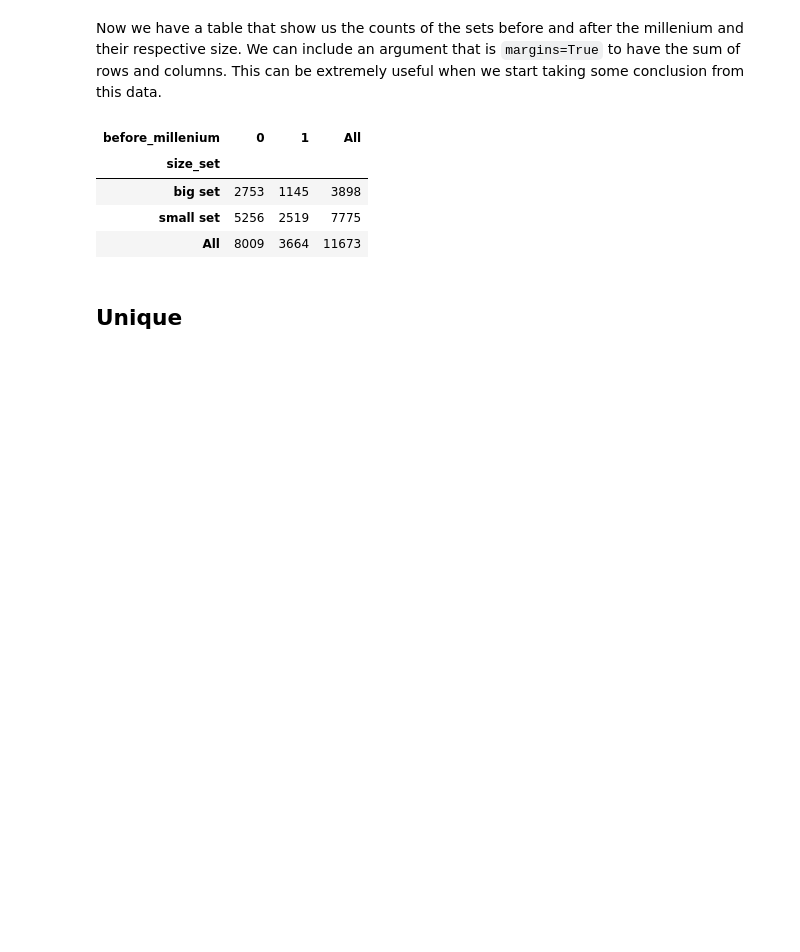
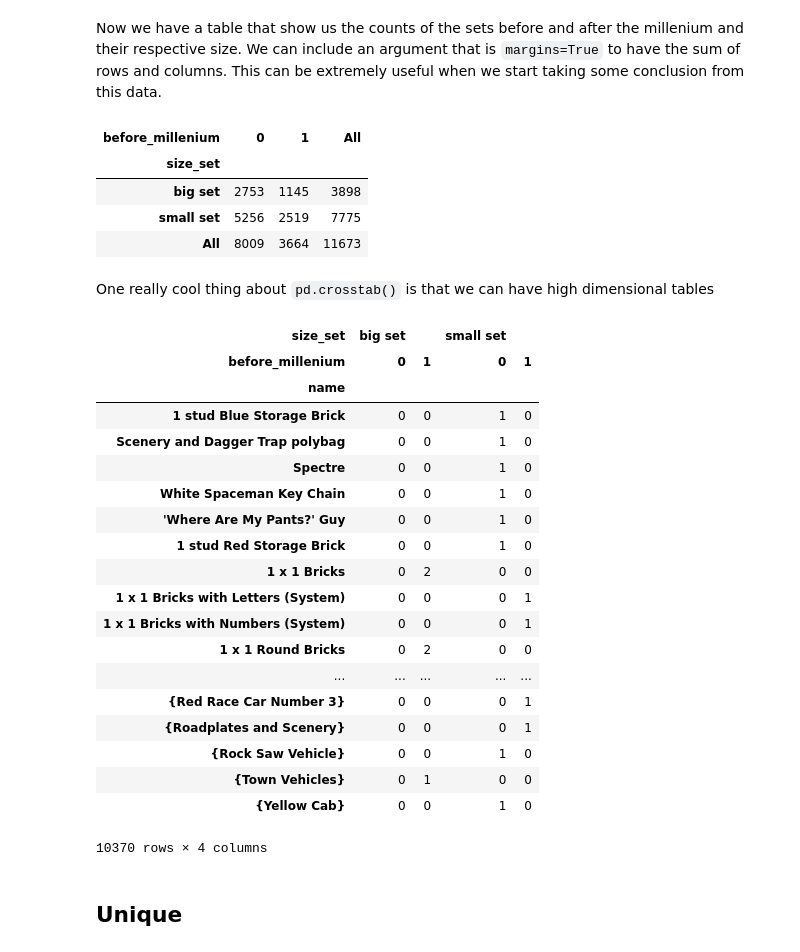
Before and after one commit to LDSSA/bootcamp, a Jupyter notebook: lu5-basic-stats/lu5-examples.ipynb, the cells around one changed output. Saved outputs shown, nothing was run; the diff lists cells and outputs as text; code cells hidden in the pictures; blank space fills up the shorter version.

```diff
--- a/lu5-basic-stats/lu5-examples.ipynb
+++ b/lu5-basic-stats/lu5-examples.ipynb
@@ -207,6 +215,31 @@ pd.crosstab(index=_lego['size_set'], columns=_lego['before_millenium'], margins=
 | big set | 2753 | 1145 | 3898 |
 | small set | 5256 | 2519 | 7775 |
 | All | 8009 | 3664 | 11673 |
+# %% [markdown]
+One really cool thing about `pd.crosstab()` is that we can have high dimensional tables
+# %%
+pd.crosstab(index=lego['name'], columns=[lego['size_set'], lego['before_millenium']])
+# %% [output]
+| size_set | big set |  | small set |  |
+| before_millenium | 0 | 1 | 0 | 1 |
+| name |  |  |  |  |
+| 1 stud Blue Storage Brick | 0 | 0 | 1 | 0 |
+| Scenery and Dagger Trap polybag | 0 | 0 | 1 | 0 |
+| Spectre | 0 | 0 | 1 | 0 |
+| White Spaceman Key Chain | 0 | 0 | 1 | 0 |
+| 'Where Are My Pants?' Guy | 0 | 0 | 1 | 0 |
+| 1 stud Red Storage Brick | 0 | 0 | 1 | 0 |
+| 1 x 1 Bricks | 0 | 2 | 0 | 0 |
+| 1 x 1 Bricks with Letters (System) | 0 | 0 | 0 | 1 |
+| 1 x 1 Bricks with Numbers (System) | 0 | 0 | 0 | 1 |
+| 1 x 1 Round Bricks | 0 | 2 | 0 | 0 |
+| ... | ... | ... | ... | ... |
+| {Red Race Car Number 3} | 0 | 0 | 0 | 1 |
+| {Roadplates and Scenery} | 0 | 0 | 0 | 1 |
+| {Rock Saw Vehicle} | 0 | 0 | 1 | 0 |
+| {Town Vehicles} | 0 | 1 | 0 | 0 |
+| {Yellow Cab} | 0 | 0 | 1 | 0 |
+10370 rows × 4 columns
 # %% [markdown]
 ## Unique
 # %% [markdown]
```
Also changed, not shown: parts of 102 cells of this notebook, 6 other files.
